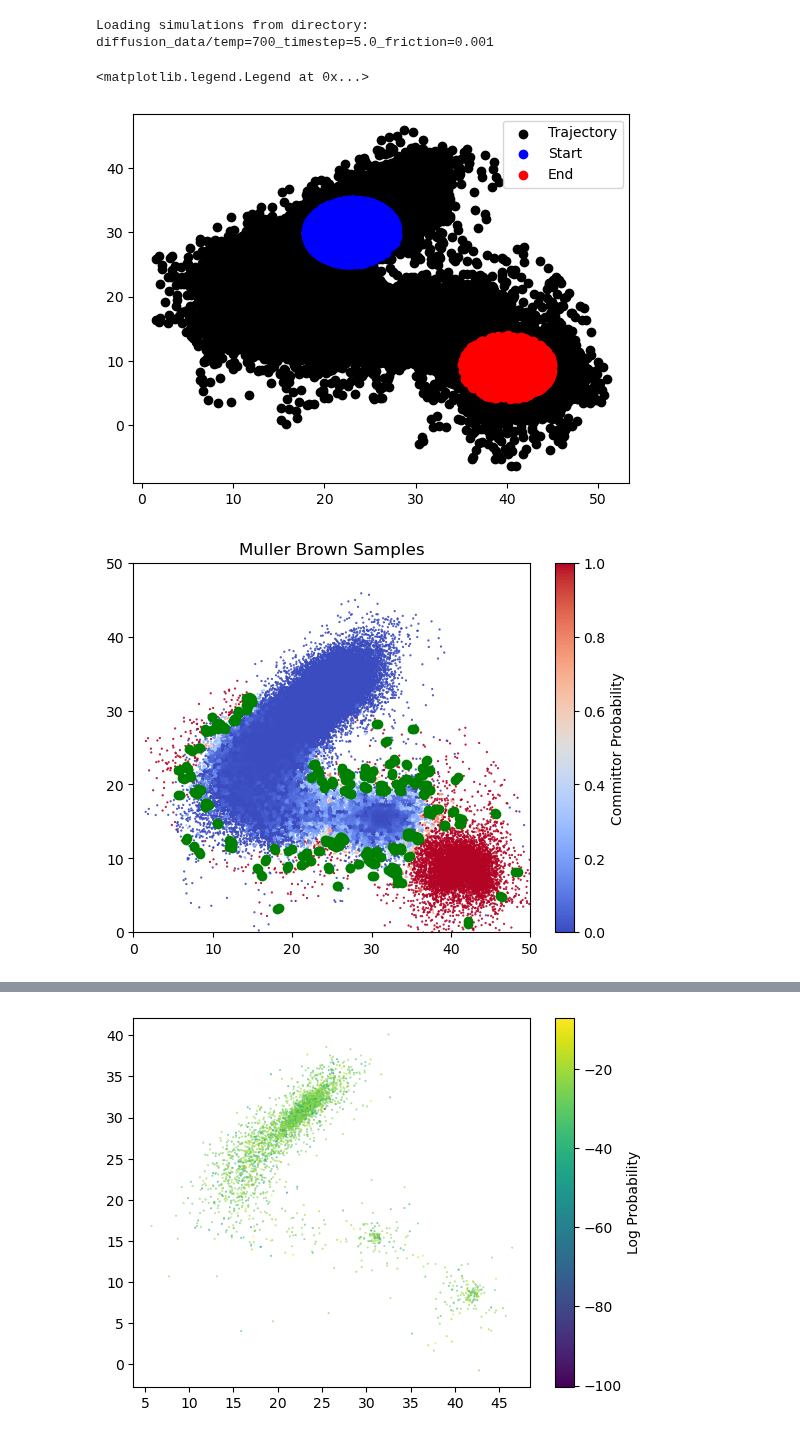
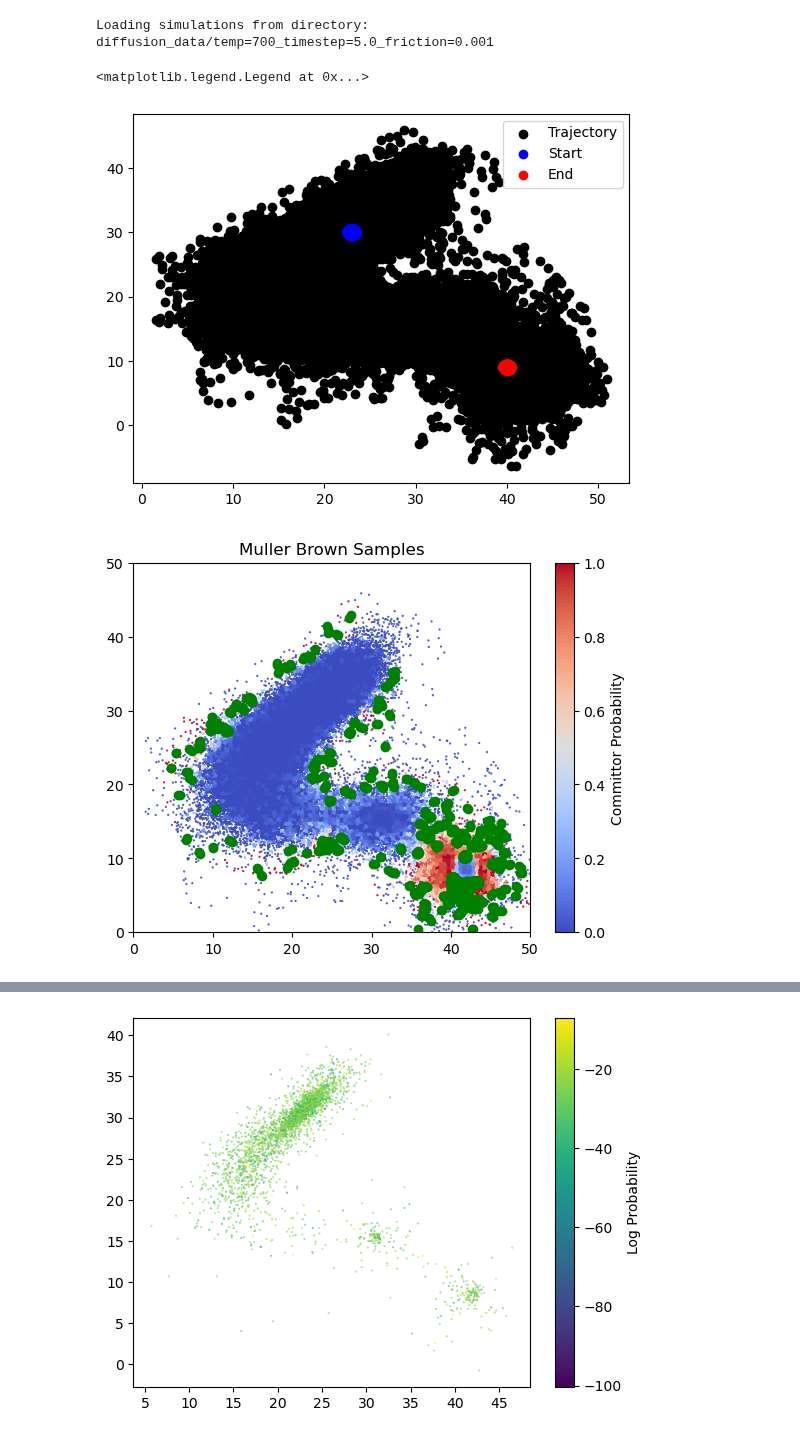
Before and after one commit to michael-psenka/OM-TPS, a Jupyter notebook: train_committor_mb.ipynb, the cells around one changed output, grey strips where cells are left out. Cells and saved outputs as stored; diff of their text form; code cells hidden in the pictures.

```diff
--- a/train_committor_mb.ipynb
+++ b/train_committor_mb.ipynb
@@ -150,27 +150,27 @@ dataset.all_pos = dataset.all_pos[:422000]
 # %%
 mean = np.load("mb_mean.npy")
 std = np.load("mb_std.npy")
 all_pos = mean + std*dataset.all_pos.reshape(-1, 1000, 3)[:, :, :2]
 start = np.array([[23, 30]])
 end = np.array([[40, 9]])
-start_indicator = np.linalg.norm(all_pos - start, axis=2) < 5
-end_indicator = np.linalg.norm(all_pos - end, axis=2) < 5
+start_indicator = np.linalg.norm(all_pos - start, axis=2) < 0.5
+end_indicator = np.linalg.norm(all_pos - end, axis=2) < 0.5
 
 start_points = all_pos[start_indicator]
 end_points = all_pos[end_indicator]
 plt.scatter(all_pos[:, :, 0], all_pos[:, :, 1], c = "black", label = "Trajectory")
 
 plt.scatter(start_points[:, 0], start_points[:, 1], c = "blue", label = "Start")
 plt.scatter(end_points[:, 0], end_points[:, 1], c = "red", label = "End")
 plt.legend()
 # %% [output]
 <matplotlib.legend.Legend at 0x...>
-[figure, old version]
+[figure, new version]
 # %%
 committor_probs  = get_gt_committor_probs(all_pos, start_indicator,end_indicator, calculator)
 plot_samples(all_pos.reshape(-1, 2), committor_probs.reshape(-1, 2))
 # %% [output]
-[figure, old version]
+[figure, new version]
 # %%
 from sklearn.model_selection import train_test_split
 import torch.nn.functional as F
```
Also changed, not shown: parts of 4 cells of this notebook, 3 other files.
